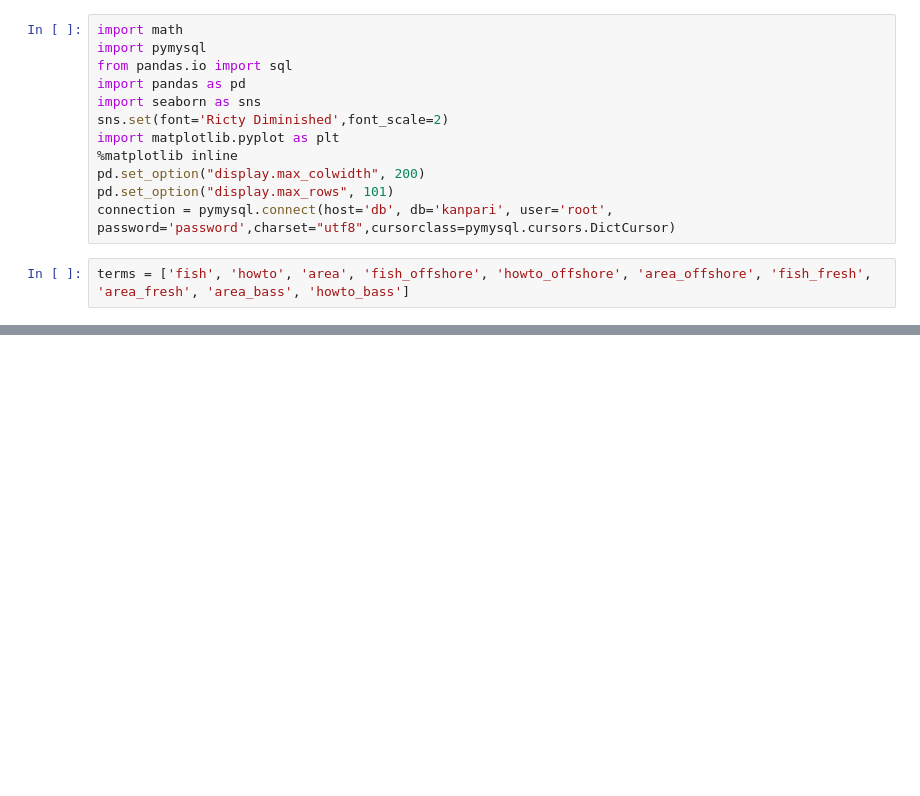
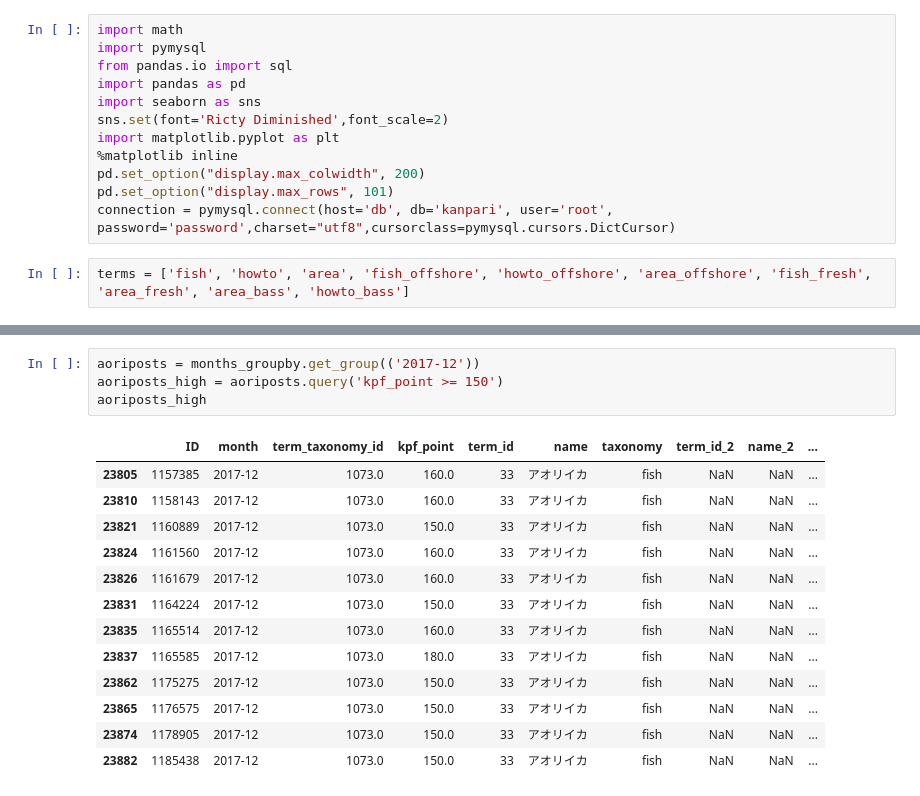
Before and after one commit to takashi11171117/docker_jupyter, a Jupyter notebook: jupyter/work/kanpari.ipynb, the cells around one changed output, grey strips where cells are left out. Drawn from its saved outputs; the diff is of its cells as text; blank space fills up the shorter version.

```diff
--- a/jupyter/work/kanpari.ipynb
+++ b/jupyter/work/kanpari.ipynb
@@ -93,0 +126,18 @@ memory usage: 490.2+ KB
+# %%
+aoriposts = months_groupby.get_group(('2017-12'))
+aoriposts_high = aoriposts.query('kpf_point >= 150')
+aoriposts_high
+# %% [output]
+|  | ID | month | term_taxonomy_id | kpf_point | term_id | name | taxonomy | term_id_2 | name_2 | ... |
+| 23805 | 1157385 | 2017-12 | 1073.0 | 160.0 | 33 | アオリイカ | fish | NaN | NaN | ... |
+| 23810 | 1158143 | 2017-12 | 1073.0 | 160.0 | 33 | アオリイカ | fish | NaN | NaN | ... |
+| 23821 | 1160889 | 2017-12 | 1073.0 | 150.0 | 33 | アオリイカ | fish | NaN | NaN | ... |
+| 23824 | 1161560 | 2017-12 | 1073.0 | 160.0 | 33 | アオリイカ | fish | NaN | NaN | ... |
+| 23826 | 1161679 | 2017-12 | 1073.0 | 160.0 | 33 | アオリイカ | fish | NaN | NaN | ... |
+| 23831 | 1164224 | 2017-12 | 1073.0 | 150.0 | 33 | アオリイカ | fish | NaN | NaN | ... |
+| 23835 | 1165514 | 2017-12 | 1073.0 | 160.0 | 33 | アオリイカ | fish | NaN | NaN | ... |
+| 23837 | 1165585 | 2017-12 | 1073.0 | 180.0 | 33 | アオリイカ | fish | NaN | NaN | ... |
+| 23862 | 1175275 | 2017-12 | 1073.0 | 150.0 | 33 | アオリイカ | fish | NaN | NaN | ... |
+| 23865 | 1176575 | 2017-12 | 1073.0 | 150.0 | 33 | アオリイカ | fish | NaN | NaN | ... |
+| 23874 | 1178905 | 2017-12 | 1073.0 | 150.0 | 33 | アオリイカ | fish | NaN | NaN | ... |
+| 23882 | 1185438 | 2017-12 | 1073.0 | 150.0 | 33 | アオリイカ | fish | NaN | NaN | ... |
```
Also changed, not shown: parts of 7 cells of this notebook, 11 other files.
